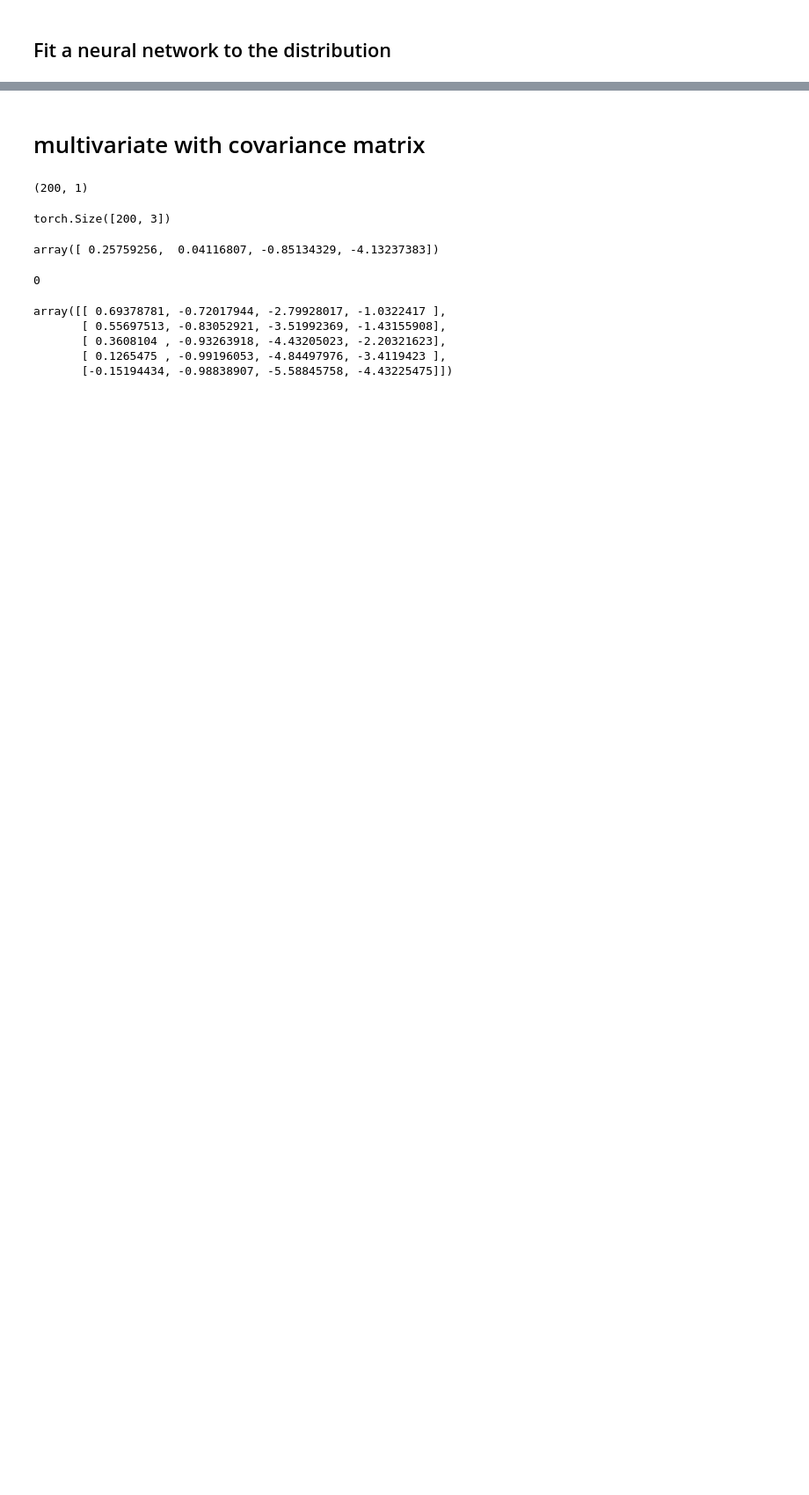
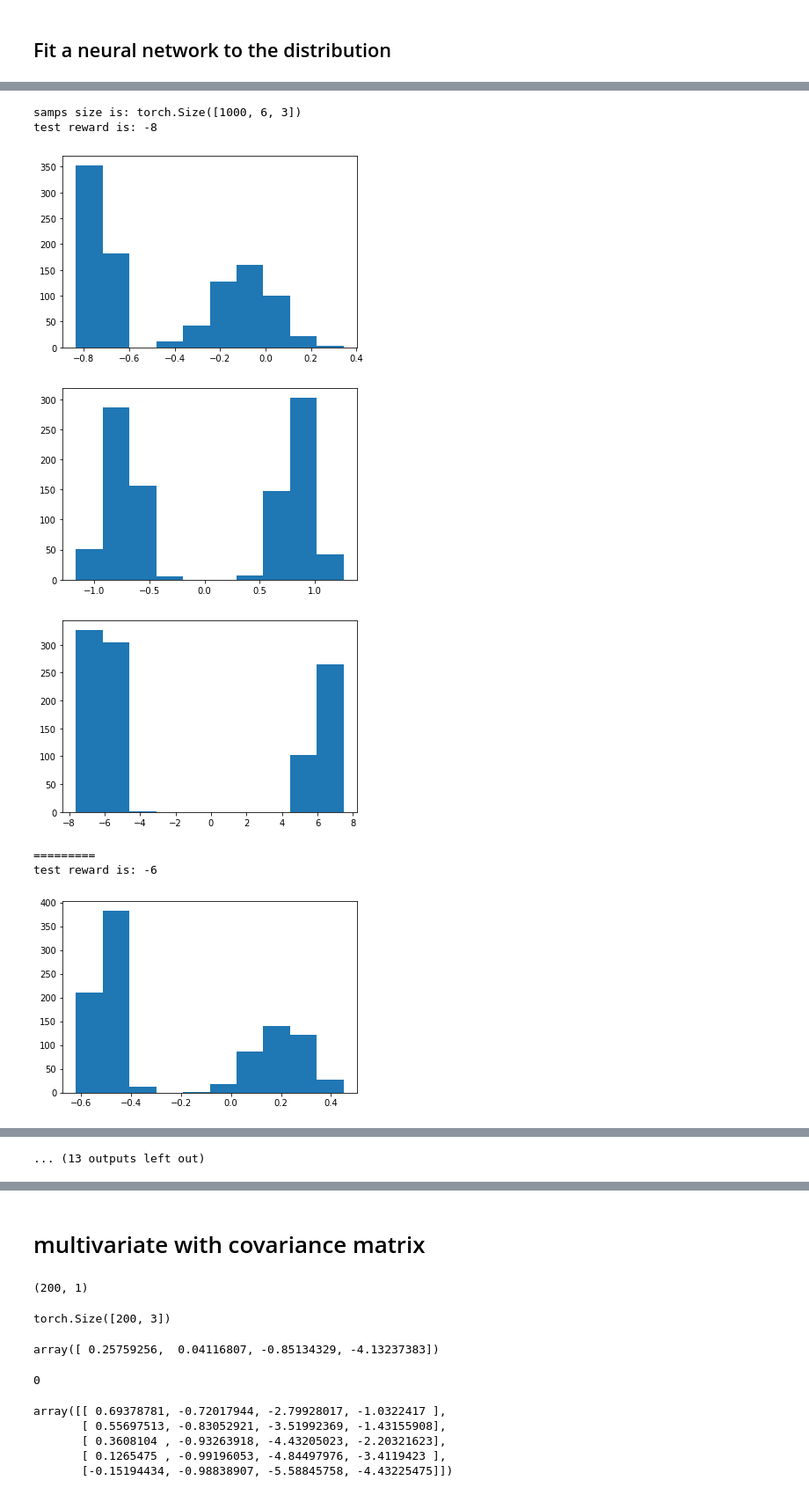
Before and after one commit to TrentBrick/Upside-Down-Free-Energy, a Jupyter notebook: notebooks/fitdensitymodel.ipynb, the cells around one changed output, grey strips where cells are left out. Shown at 88% size. Cells and saved outputs as stored; diff of their text form; code cells hidden in the pictures; blank space fills up the shorter version.

```diff
--- a/notebooks/fitdensitymodel.ipynb
+++ b/notebooks/fitdensitymodel.ipynb
@@ -197,0 +250,28 @@ torch.Size([1000, 3])
+# %%
+
+samps = []
+for k in range(1000):
+    g_probs = torch.distributions.Categorical(probs=torch.exp(logpi.squeeze()).permute(0,2,1))
+    which_g = g_probs.sample()
+    mus_g, sigmas_g = torch.gather(mus.squeeze(), 1, which_g.unsqueeze(1)).squeeze(), torch.gather(sigmas.squeeze(), 1, which_g.unsqueeze(1)).squeeze()
+    sa = torch.distributions.Normal(mus_g,sigmas_g ).sample([1])
+    #print('sa', sa.shape)
+    samps.append(sa.squeeze())
+samps = torch.stack(samps)
+#samps = torch.distributions.Beta(res[r,:3],res[r,3:] ).sample([1000])
+print('samps size is:', samps.shape)
+for r in range(6):
+    print('test reward is:',test_rewards[r])
+    for i in range(3):
+        plt.hist(samps[:,r,i])
+        plt.show()
+    print('=========')
+# %% [output]
+samps size is: torch.Size([1000, 6, 3])
+test reward is: -8
+[figure, added]
+[figure, added]
+[figure, added]
+=========
+test reward is: -6
+[figure, added]
@@ -198,2 +285,3 @@ torch.Size([1000, 3])
+... (13 outputs left out)
 # %%
 # plotting by different reward bins
```
Also changed, not shown: parts of 28 cells of this notebook, 15 other files.
